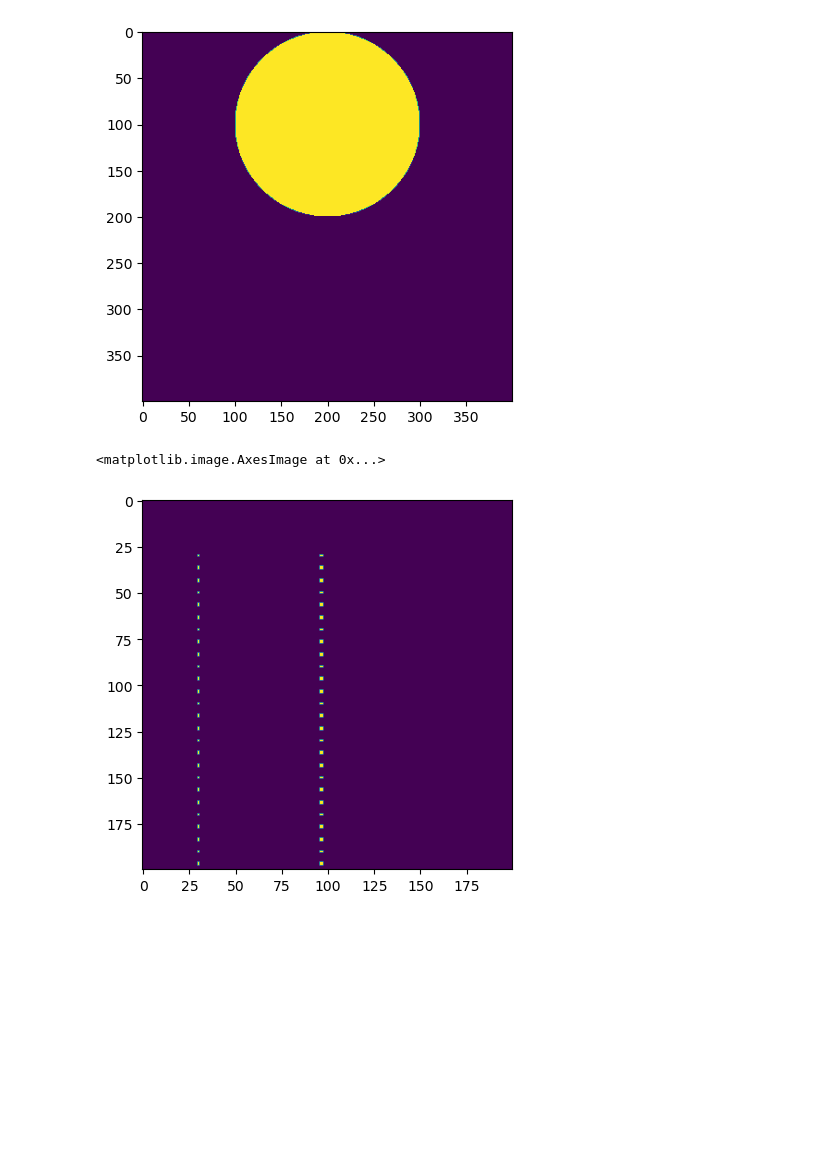
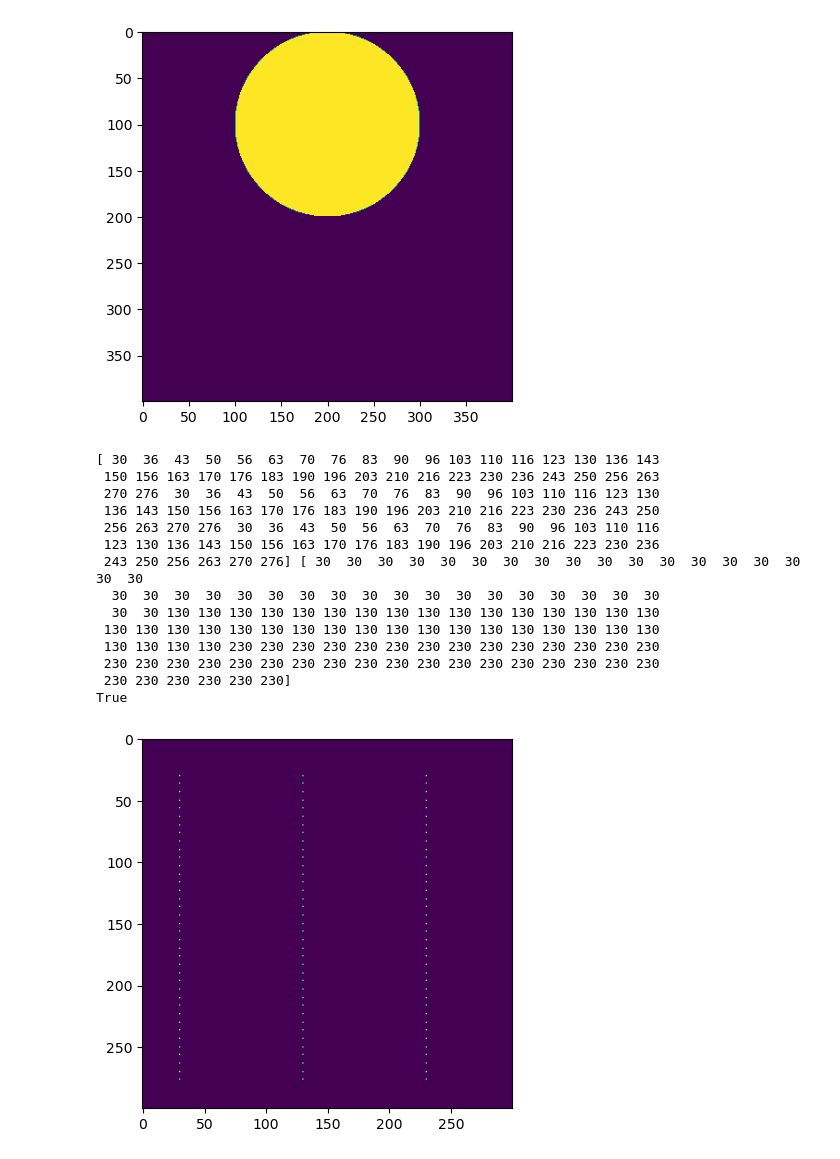
Before and after one commit to JoelDeen820/chicken_agent_model, a Jupyter notebook: prototyping_notebooks/waterline_generation.ipynb, the cells around one changed output. Drawn from its saved outputs; the diff is of its cells as text; code cells hidden in the pictures; blank space fills up the shorter version.

```diff
--- a/prototyping_notebooks/waterline_generation.ipynb
+++ b/prototyping_notebooks/waterline_generation.ipynb
@@ -25,10 +25,10 @@ plt.imshow(img)
 <matplotlib.image.AxesImage at 0x...>
 [figure]
 # %%
-blank_barn = np.zeros((200, 200), dtype=np.uint8)
-num_rows = 2
-num_nipples = 30
-distance_between_lines = 200 # cm
+blank_barn = np.zeros((300, 300), dtype=np.uint8)
+num_rows = 3
+num_nipples = 38
+distance_between_lines = 300 # cm
 distance_between_nipples = 20 # cm
 nipple_points = []
 
@@ -41,12 +41,25 @@ pixels_between_nipples = distance_between_nipples / units_per_pixel
 for i in range(num_rows):
     for j in range(num_nipples):
         nipple_points.append((j * pixels_between_nipples + y_offset, i * pixels_between_lines + x_offset))
-
-for nipple in nipple_points:
-    rr, cc = disk(nipple, 1, shape=blank_barn.shape)
-    blank_barn[rr, cc] = 1
-
-plt.imshow(blank_barn)
-# %% [output]
-<matplotlib.image.AxesImage at 0x...>
-[figure, removed]
+# %%
+nipple_points_np = np.array(nipple_points, dtype=np.int32)
+blank_barn[nipple_points_np[:, 0], nipple_points_np[:, 1]] = 1
+print(nipple_points_np[:,0], nipple_points_np[:, 1])
+plt.imshow(blank_barn)
+print(np.any(blank_barn == 1))
+# %% [output]
+[ 30  36  43  50  56  63  70  76  83  90  96 103 110 116 123 130 136 143
+ 150 156 163 170 176 183 190 196 203 210 216 223 230 236 243 250 256 263
+ 270 276  30  36  43  50  56  63  70  76  83  90  96 103 110 116 123 130
+ 136 143 150 156 163 170 176 183 190 196 203 210 216 223 230 236 243 250
+ 256 263 270 276  30  36  43  50  56  63  70  76  83  90  96 103 110 116
+ 123 130 136 143 150 156 163 170 176 183 190 196 203 210 216 223 230 236
+ 243 250 256 263 270 276] [ 30  30  30  30  30  30  30  30  30  30  30  30  30  30  30  30  30  30
+  30  30  30  30  30  30  30  30  30  30  30  30  30  30  30  30  30  30
+  30  30 130 130 130 130 130 130 130 130 130 130 130 130 130 130 130 130
+ 130 130 130 130 130 130 130 130 130 130 130 130 130 130 130 130 130 130
+ 130 130 130 130 230 230 230 230 230 230 230 230 230 230 230 230 230 230
+ 230 230 230 230 230 230 230 230 230 230 230 230 230 230 230 230 230 230
+ 230 230 230 230 230 230]
+True
+[figure, added]
```
Also changed, not shown: parts of 6 cells of this notebook, 1 other file.
